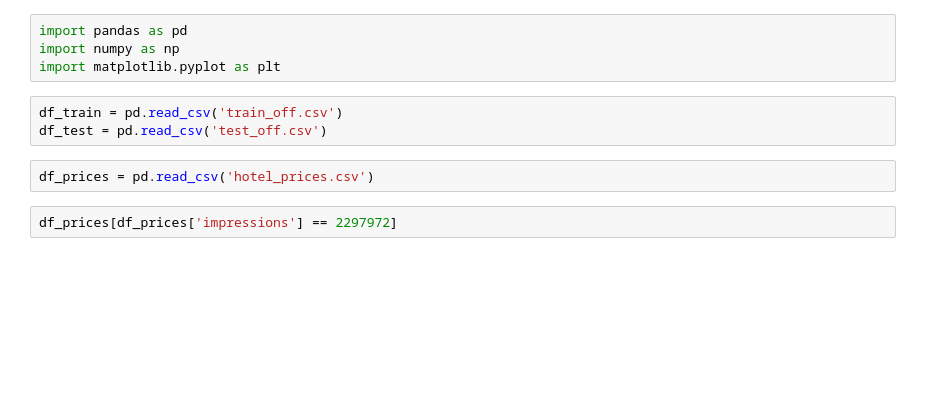
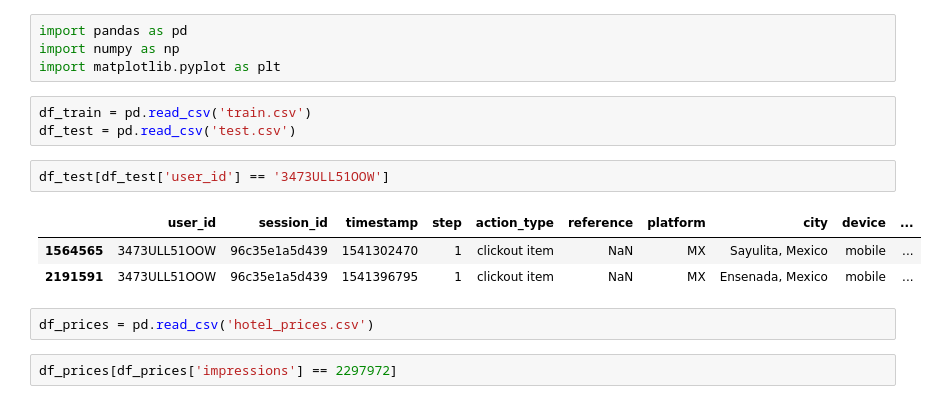
Before and after one commit to D2KLab/touringrec, a Jupyter notebook: SetupScript/Check_vari.ipynb, the cells around one changed output. Drawn from its saved outputs; the diff is of its cells as text; blank space fills up the shorter version.

```diff
--- a/SetupScript/Check_vari.ipynb
+++ b/SetupScript/Check_vari.ipynb
@@ -3,8 +3,14 @@ import pandas as pd
 import numpy as np
 import matplotlib.pyplot as plt
 # %%
-df_train = pd.read_csv('train_off.csv')
-df_test = pd.read_csv('test_off.csv')
+df_train = pd.read_csv('train.csv')
+df_test = pd.read_csv('test.csv')
+# %%
+df_test[df_test['user_id'] == '3473ULL51OOW']
+# %% [output]
+|  | user_id | session_id | timestamp | step | action_type | reference | platform | city | device | ... |
+| 1564565 | 3473ULL51OOW | 96c35e1a5d439 | 1541302470 | 1 | clickout item | NaN | MX | Sayulita, Mexico | mobile | ... |
+| 2191591 | 3473ULL51OOW | 96c35e1a5d439 | 1541396795 | 1 | clickout item | NaN | MX | Ensenada, Mexico | mobile | ... |
 # %%
 df_prices = pd.read_csv('hotel_prices.csv')
 # %%
```
Also changed, not shown: 1 other file.
